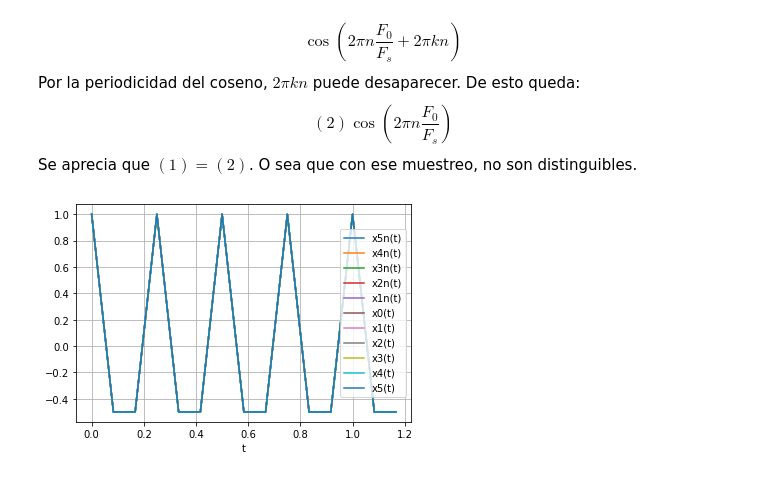
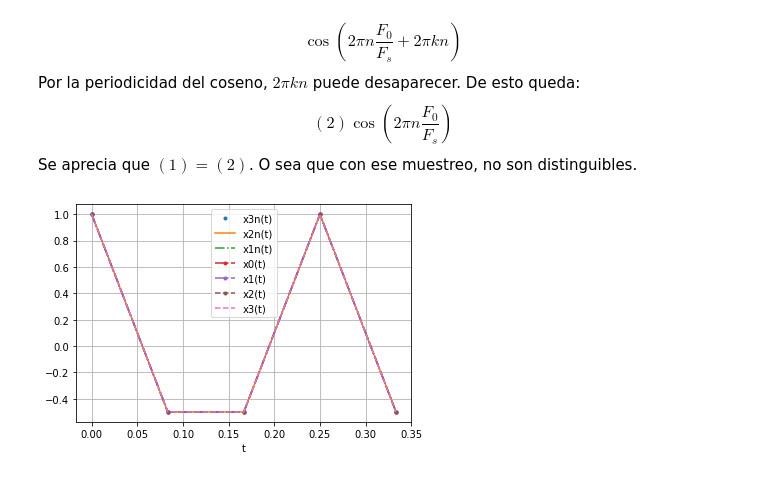
Before and after one commit to sejaramillotr/Taller1, a Jupyter notebook: Taller1.ipynb, the cells around one changed output. Saved outputs shown, nothing was run; the diff lists cells and outputs as text; code cells hidden in the pictures.

```diff
--- a/Taller1.ipynb
+++ b/Taller1.ipynb
@@ -784,62 +784,47 @@ import numpy as np
 import matplotlib.pyplot as plt
 
 
-F = 80
+F = 40
 Fs = 12
 T = 1/F
 Ts = 1/Fs
-x = np.arange(0,100*T,Ts)
+x = np.arange(0,15*T,Ts)
 
+F3n=F-3*Fs
+F2n=F-2*Fs
 F1n=F-Fs
-F2n=F-2*Fs
-F3n=F-3*Fs
-F4n=F-4*Fs
-F5n=F-5*Fs
 F1=F+Fs
 F2=F+2*Fs
 F3=F+3*Fs
-F4=F+4*Fs
-F5=F+5*Fs
-w5n = 2*np.pi*F5n
-w4n = 2*np.pi*F4n
+
 w3n = 2*np.pi*F3n
 w2n = 2*np.pi*F2n
 w1n = 2*np.pi*F1n
 w0 = 2*np.pi*F
 w1 = 2*np.pi*F1
 w2 = 2*np.pi*F2
 w3 = 2*np.pi*F3
-w4 = 2*np.pi*F4
-w5 = 2*np.pi*F5
 
-
-
-xt5n = np.cos(w5n*x)
-xt4n = np.cos(w4n*x)
 xt3n = np.cos(w3n*x)
 xt2n = np.cos(w2n*x)
 xt1n = np.cos(w1n*x)
 xt0 = np.cos(w0*x)
 xt1 = np.cos(w1*x)
 xt2 = np.cos(w2*x)
 xt3 = np.cos(w3*x)
-xt4 = np.cos(w4*x)
-xt5 = np.cos(w5*x)
 
-plt.plot(x,xt5n, label="x5n(t)")
-plt.plot(x,xt4n, label="x4n(t)")
-plt.plot(x,xt3n, label="x3n(t)")
-plt.plot(x,xt2n, label="x2n(t)")
-plt.plot(x,xt1n, label="x1n(t)")
-plt.plot(x,xt0, label="x0(t)")
-plt.plot(x,xt1, label="x1(t)")
-plt.plot(x,xt2, label="x2(t)")
-plt.plot(x,xt3, label="x3(t)")
-plt.plot(x,xt4, label="x4(t)")
-plt.plot(x,xt5, label="x5(t)")
+
+plt.plot(x,xt3n, '.',label="x3n(t)")
+plt.plot(x,xt2n, '-',label="x2n(t)")
+plt.plot(x,xt1n, '-.',label="x1n(t)")
+plt.plot(x,xt0, '-..',label="x0(t)")
+plt.plot(x,xt1, '.-.',label="x1(t)")
+plt.plot(x,xt2, '.--',label="x2(t)")
+plt.plot(x,xt3, '--',label="x3(t)")
+
 plt.grid()
 plt.legend()
 plt.xlabel('t')
 plt.show()
 # %% [output]
-[figure, old version]
+[figure, new version]
```
